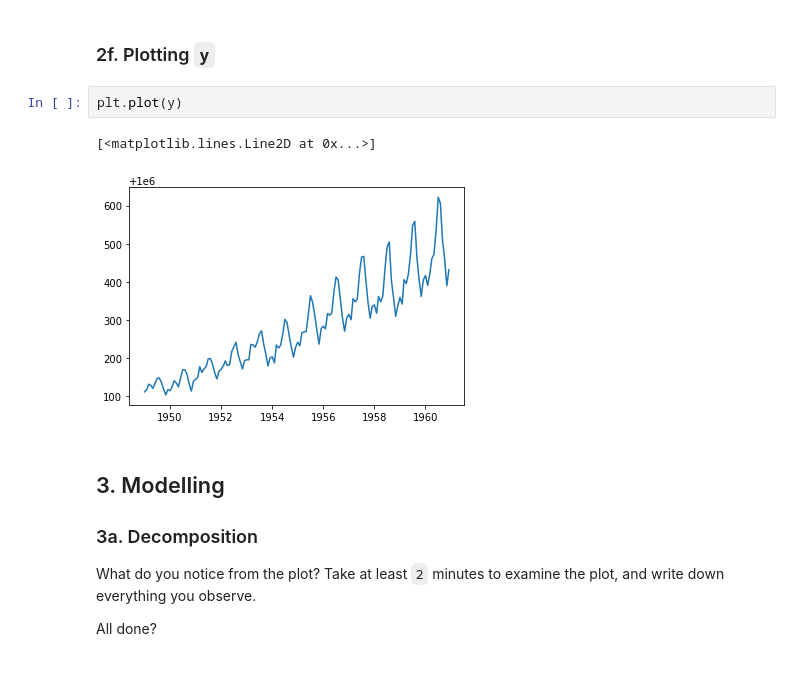
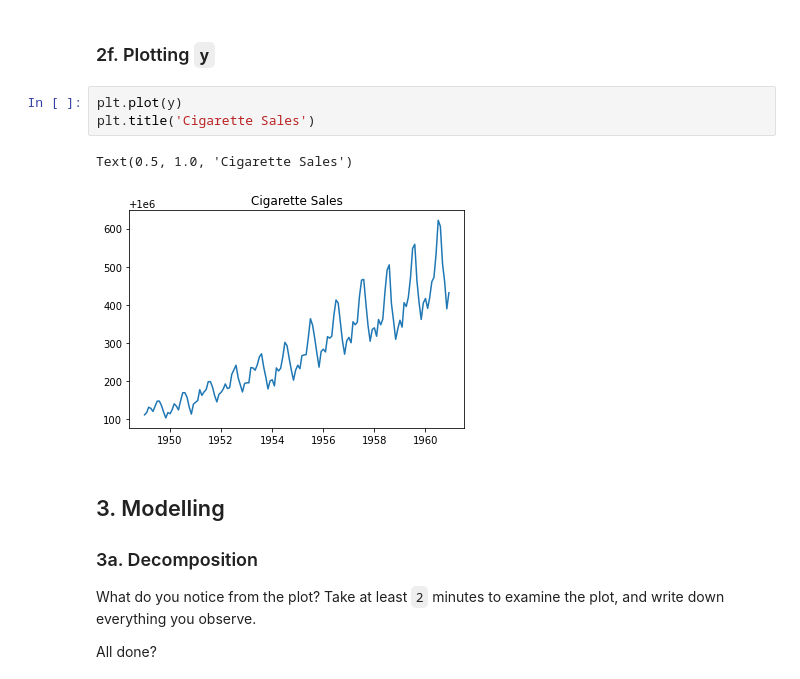
Before and after one commit to jjobes90/Springboard, a Jupyter notebook: Cowboy Cigarettes Case Study - Tier 3.ipynb, the cells around one changed output. Cells and saved outputs as stored; diff of their text form.

```diff
--- a/Cowboy Cigarettes Case Study - Tier 3.ipynb
+++ b/Cowboy Cigarettes Case Study - Tier 3.ipynb
@@ -183,9 +183,10 @@ Try visualizing the data. A simple `matplotlib` plot should do the trick.
 ### 2f. Plotting `y`
 # %%
 plt.plot(y)
+plt.title('Cigarette Sales')
 # %% [output]
-[<matplotlib.lines.Line2D at 0x...>]
+Text(0.5, 1.0, 'Cigarette Sales')
-[figure, old version]
+[figure, new version]
 # %% [markdown]
 ## 3. Modelling
 ### 3a. Decomposition
```
Also changed, not shown: parts of 5 cells of this notebook.
